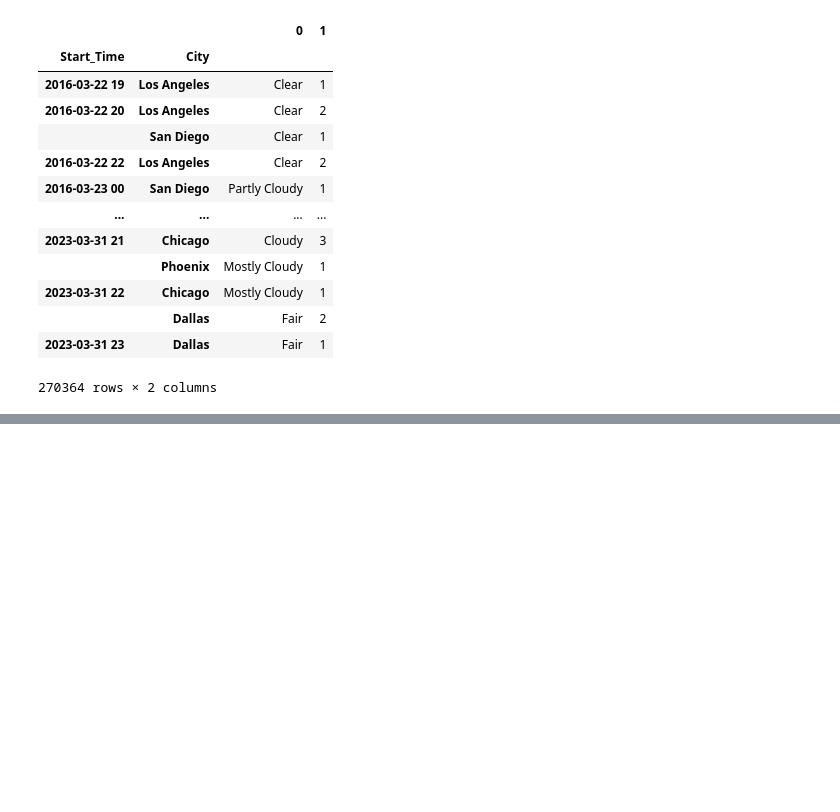
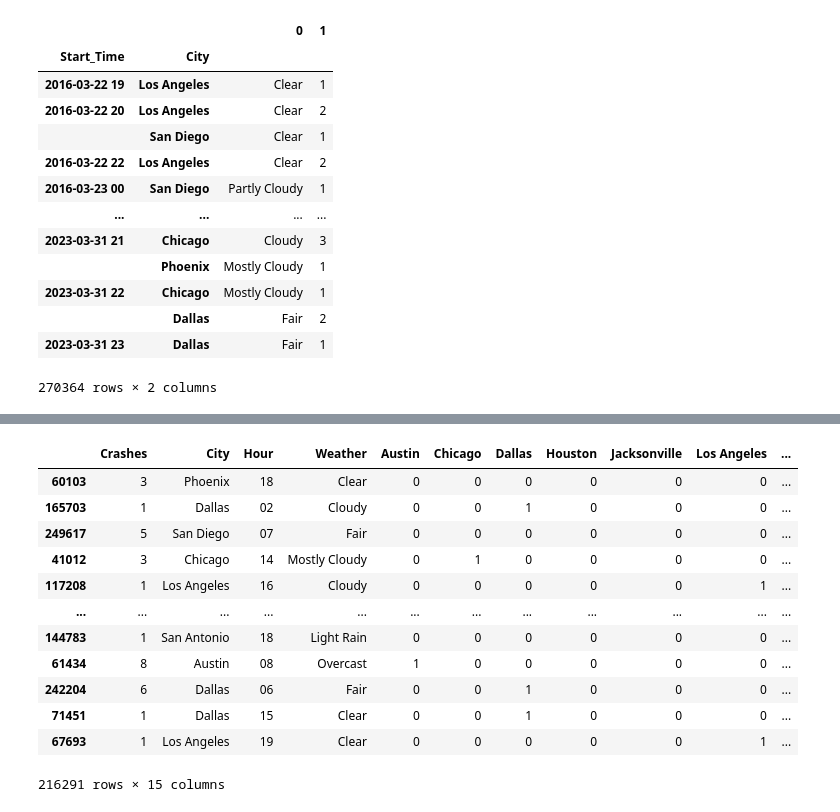
Before and after one commit to nicholasrouse/erdos2023, a Jupyter notebook: car_crashes.ipynb, the cells around one changed output, grey strips where cells are left out. Drawn from its saved outputs; the diff is of its cells as text; code cells hidden in the pictures; blank space fills up the shorter version.

```diff
--- a/car_crashes.ipynb
+++ b/car_crashes.ipynb
@@ -121,0 +187,10 @@ aggregated
+# %%
+# There is surely a better way to do this
+data = {
+    "Crashes": [aggregated.iloc[i][1] for i in range(len(aggregated))],
+    "City": [aggregated.iloc[i].name[1] for i in range(len(aggregated))],
+    "Hour": [aggregated.iloc[i].name[0][-2:] for i in range(len(aggregated))],
+    "Weather": [aggregated.iloc[i][0] for i in range(len(aggregated))],
+}
+flat = DataFrame(data)
+flat
@@ -121,0 +211,5 @@ aggregated
+# %%
+train, test = train_test_split(flat.copy(),
+                               shuffle=True,
+                               random_state=614,
+                               test_size=.2)
@@ -121,0 +229,17 @@ aggregated
+# %%
+train.loc[:, pd.get_dummies(train["City"]).columns] = pd.get_dummies(train['City'], dtype=int).copy()
+train
+# %% [output]
+|  | Crashes | City | Hour | Weather | Austin | Chicago | Dallas | Houston | Jacksonville | Los Angeles | ... |
+| 60103 | 3 | Phoenix | 18 | Clear | 0 | 0 | 0 | 0 | 0 | 0 | ... |
+| 165703 | 1 | Dallas | 02 | Cloudy | 0 | 0 | 1 | 0 | 0 | 0 | ... |
+| 249617 | 5 | San Diego | 07 | Fair | 0 | 0 | 0 | 0 | 0 | 0 | ... |
+| 41012 | 3 | Chicago | 14 | Mostly Cloudy | 0 | 1 | 0 | 0 | 0 | 0 | ... |
+| 117208 | 1 | Los Angeles | 16 | Cloudy | 0 | 0 | 0 | 0 | 0 | 1 | ... |
+| ... | ... | ... | ... | ... | ... | ... | ... | ... | ... | ... | ... |
+| 144783 | 1 | San Antonio | 18 | Light Rain | 0 | 0 | 0 | 0 | 0 | 0 | ... |
+| 61434 | 8 | Austin | 08 | Overcast | 1 | 0 | 0 | 0 | 0 | 0 | ... |
+| 242204 | 6 | Dallas | 06 | Fair | 0 | 0 | 1 | 0 | 0 | 0 | ... |
+| 71451 | 1 | Dallas | 15 | Clear | 0 | 0 | 1 | 0 | 0 | 0 | ... |
+| 67693 | 1 | Los Angeles | 19 | Clear | 0 | 0 | 0 | 0 | 0 | 1 | ... |
+216291 rows × 15 columns
```
Also changed, not shown: parts of 20 cells of this notebook.
